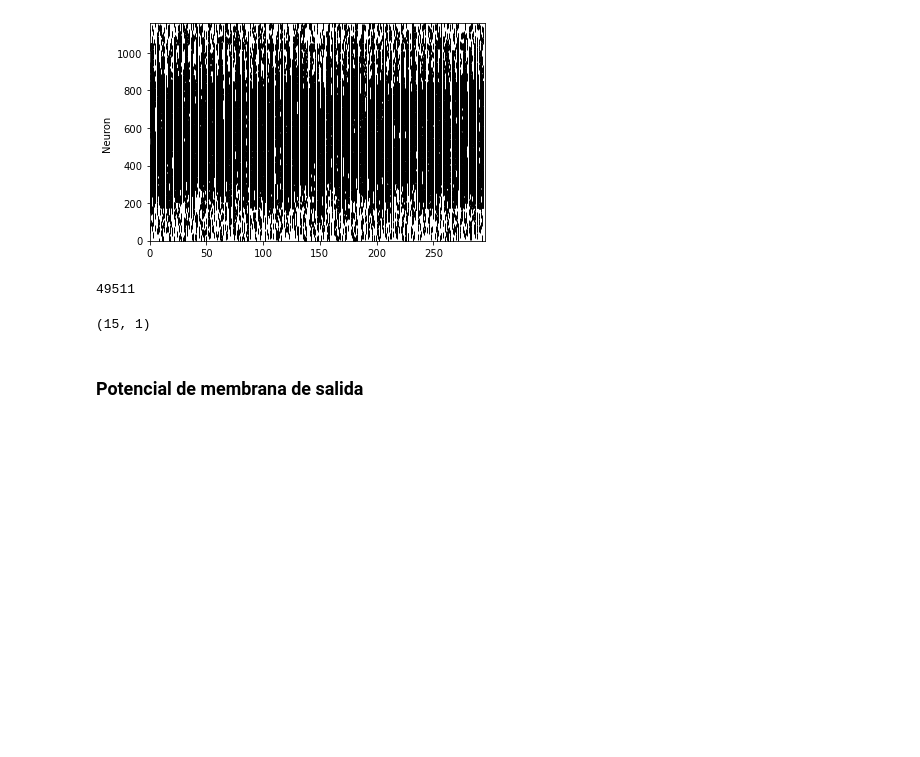
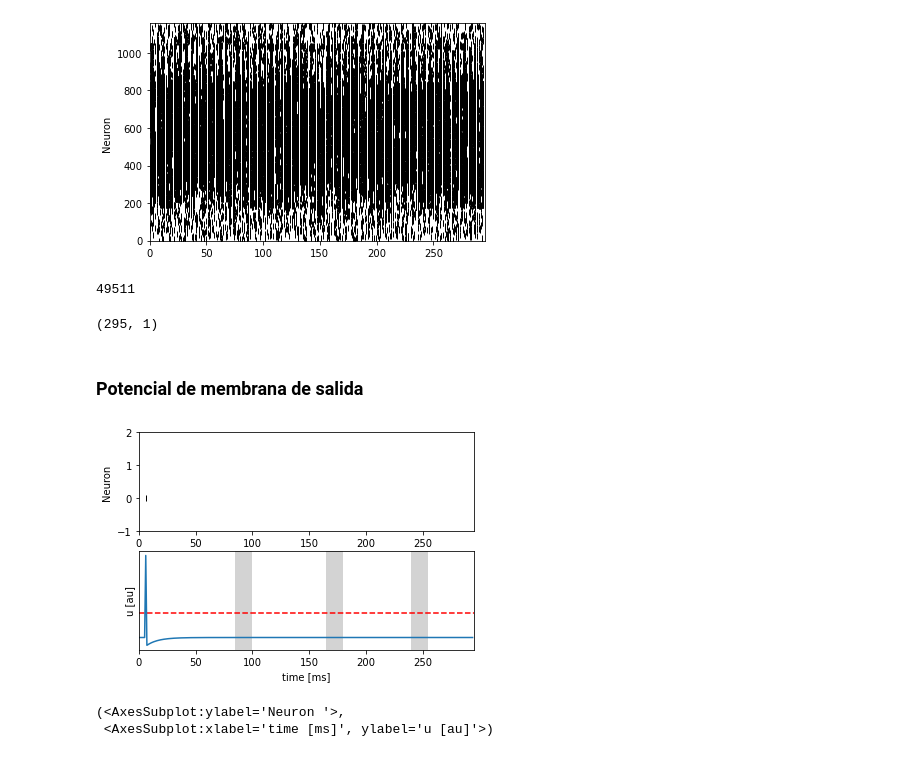
Before and after one commit to mmaximiliano/SDNN, a Jupyter notebook: patterns/SequenceVisualizer.ipynb, the cells around one changed output. Cells and saved outputs as stored; diff of their text form; code cells hidden in the pictures; blank space fills up the shorter version.

Commit message:
update sequence visualizer

```diff
--- a/patterns/SequenceVisualizer.ipynb
+++ b/patterns/SequenceVisualizer.ipynb
@@ -28,8 +28,15 @@ np.count_nonzero(Sin)
 # %%
 Sprobe = torch.load('../SDNN-Maxi/results/Sprobe.pt')
 Uprobe = torch.load('../SDNN-Maxi/results/Uprobe.pt')
+pat_times = np.load('./sequences/pat_i_0.npy')
 print(Sprobe.shape)
 # %% [output]
-(15, 1)
+(295, 1)
 # %% [markdown]
 ### Potencial de membrana de salida
+# %%
+sv_utils.plotLIF(U=Uprobe, S=Sprobe, pat_times=pat_times, th=25)
+# %% [output]
+[figure, added]
+(<AxesSubplot:ylabel='Neuron '>,
+ <AxesSubplot:xlabel='time [ms]', ylabel='u [au]'>)
```
Also changed, not shown: 2 other files.
